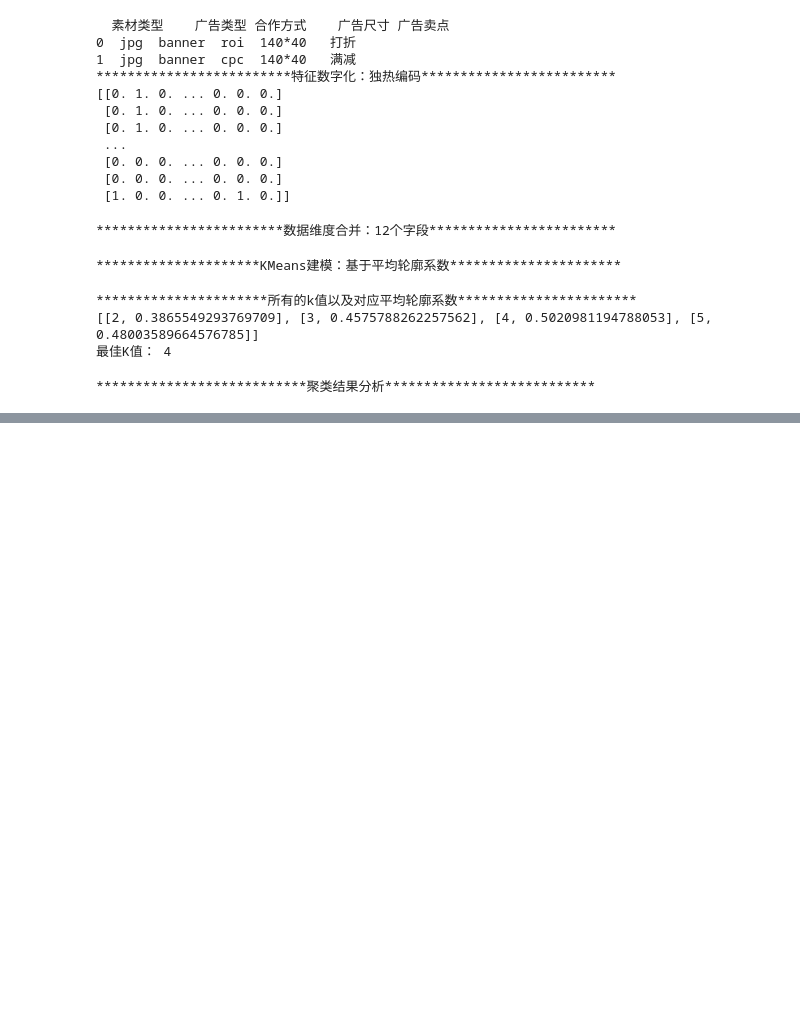
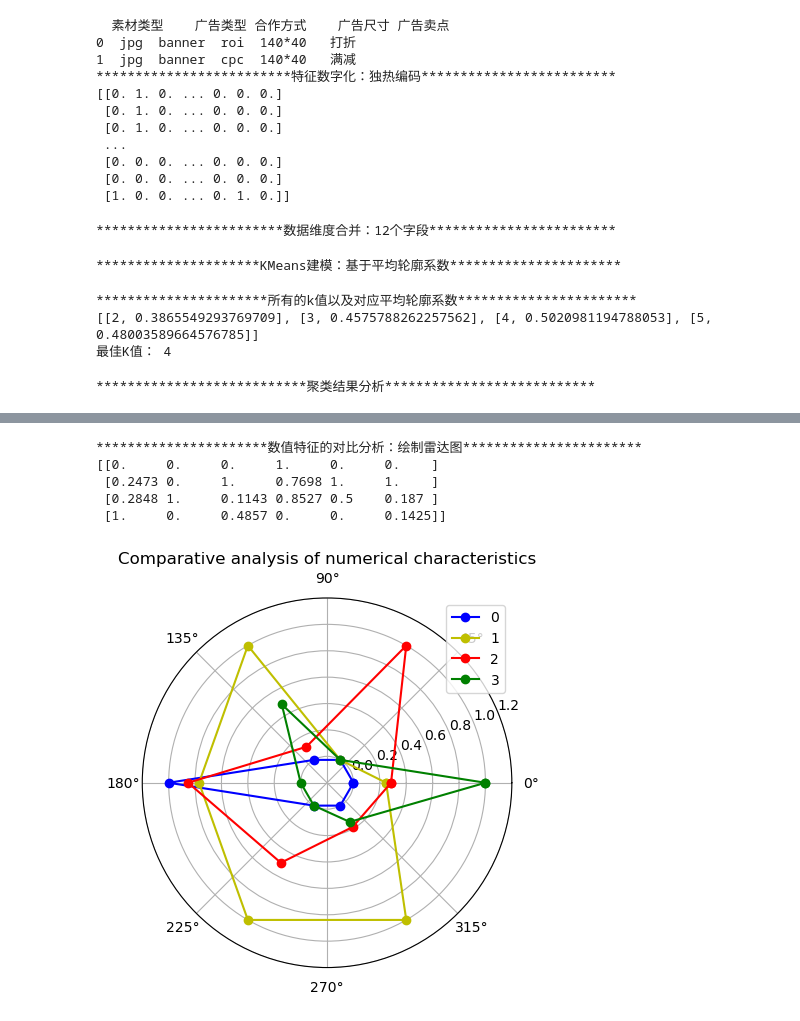
Before and after one commit to jarry-creat/dataAnalysis, a Jupyter notebook: 构建用户画像/ad_performance_analysis.ipynb, the cells around one changed output, grey strips where cells are left out. Cells and saved outputs as stored; diff of their text form; code cells hidden in the pictures; blank space fills up the shorter version.

Commit message:
dataAnalysis

```diff
--- a/构建用户画像/ad_performance_analysis.ipynb
+++ b/构建用户画像/ad_performance_analysis.ipynb
@@ -156,0 +158,6 @@ cluster_percents = (cluster_counts / len(data)).round(3).rename({'counts': 'perc
+# %%
+# 6.数据合并与展示
+cluster_pd = pd.DataFrame(features).T
+print('{:*^60}'.format('聚类结果分析：所有信息合并'))
+all_cluster_pd = pd.concat((cluster_counts, cluster_percents, cluster_pd), axis=0)
+print(all_cluster_pd)
@@ -156,0 +180,34 @@ cluster_percents = (cluster_counts / len(data)).round(3).rename({'counts': 'perc
+# %%
+# 数值特征的对比分析：绘制雷达图
+# 1.获取各簇/类/集群的数值特征均值、并且标准化（Max-Min归一化，0~1）
+print('{:*^60}'.format('数值特征的对比分析：绘制雷达图'))
+nums_data = cluster_pd.iloc[:6,:].T.astype(np.float64)  # 获取数据并转为浮点数
+nums_min_max = min_max_model.fit_transform(nums_data) # 获取标准化（归一化）后的数据
+print(nums_min_max.round(4))
+# %% [output]
+**********************数值特征的对比分析：绘制雷达图***********************
+[[0.     0.     0.     1.     0.     0.    ]
+ [0.2473 0.     1.     0.7698 1.     1.    ]
+ [0.2848 1.     0.1143 0.8527 0.5    0.187 ]
+ [1.     0.     0.4857 0.     0.     0.1425]]
+# %%
+# 2.绘制画布、准备数据：x轴角度、y轴数据、类别对应颜色
+import matplotlib.pyplot as plt
+fig = plt.figure()  # 创建一个画布
+ax = fig.add_subplot(111, polar=True)  # 创建子网格：正中央、极坐标系
+angles = np.linspace(0, 2 * np.pi, 6, endpoint=False)  # 计算角度
+angles = np.concatenate((angles, [angles[0]]))  # 完成了对于x轴的设置,并且最后一个值=第一个值，以闭合图形
+colors = ['b', 'y', 'r', 'g']
+labels = p1_data.columns.tolist()
+# 3.绘制各簇对应的点线图
+# y轴的设置：0 1 2 3
+for i in range(len(nums_min_max)):
+    temp_list = nums_min_max[i]  # 获得对应簇数值特征数据
+    temp = np.concatenate((temp_list, [temp_list[0]]))  # 完成闭合
+    ax.plot(angles, temp, 'o-', color=colors[i], label=i)
+ax.set_rlim(-0.2, 1.2)  # 设置半径刻度
+plt.title("Comparative analysis of numerical characteristics")  # 设置标题
+plt.legend()  # 类说明标签
+plt.show()
+# %% [output]
+[figure, added]
```
Also changed, not shown: parts of 3 cells of this notebook, 1 other file.
